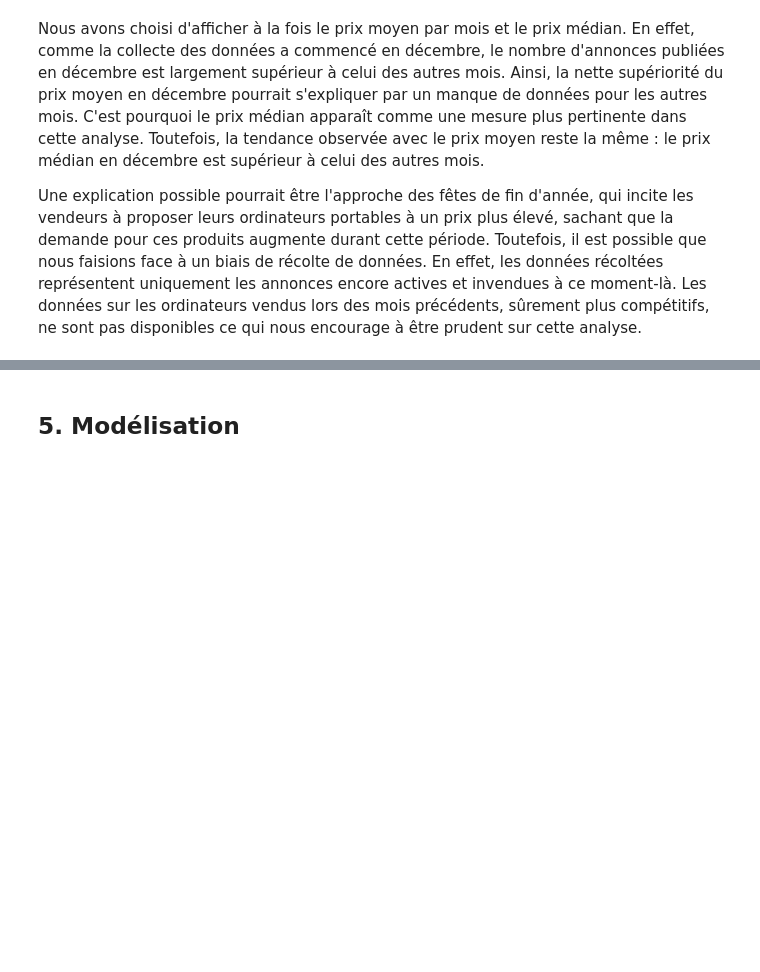
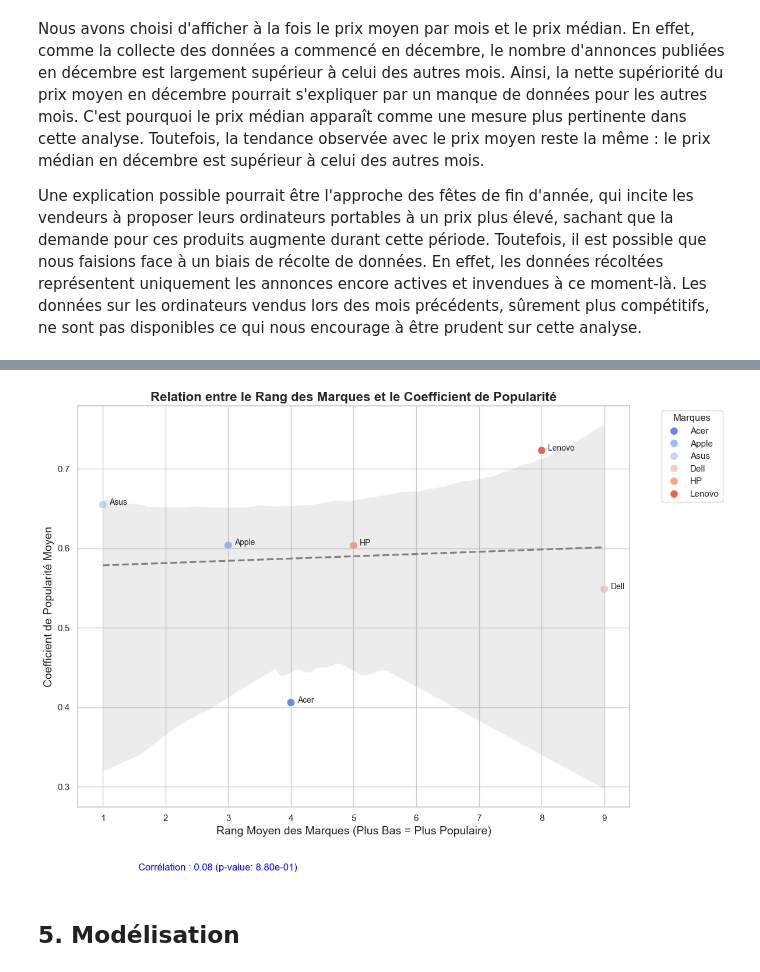
Before and after one commit to albantony/Projet_evaluation_prix_eBay, a Jupyter notebook: notebook.ipynb, the cells around one changed output, grey strips where cells are left out. Cells and saved outputs as stored; diff of their text form; code cells hidden in the pictures; blank space fills up the shorter version.

```diff
--- a/notebook.ipynb
+++ b/notebook.ipynb
@@ -652,3 +690,66 @@ Toutefois, il est possible que nous faisions face à un biais de récolte de don
+# %%
+import pandas as pd
+import seaborn as sns
+import matplotlib.pyplot as plt
+from scipy.stats import pearsonr
+
+# Calculer les moyennes par marque
+brand_stats = df.groupby('Marque').agg(
+    Avg_Rang=('Rang', 'mean'),
+    Avg_Coefficient=('Coefficient', 'mean')
+).reset_index()
+
+# Calculer la corrélation
+correlation, p_value = pearsonr(brand_stats['Avg_Rang'], brand_stats['Avg_Coefficient'])
+
+# Définir le style
+sns.set_theme(style="whitegrid")
+
+# Créer la figure
+plt.figure(figsize=(12, 8))
+
+# Scatter plot
+sns.scatterplot(
+    data=brand_stats,
+    x='Avg_Rang',
+    y='Avg_Coefficient',
+    hue='Marque',
+    palette='coolwarm',
+    s=100
+)
+
+# Ajouter une ligne de tendance
+sns.regplot(
+    data=brand_stats,
+    x='Avg_Rang',
+    y='Avg_Coefficient',
+    scatter=False,
+    color='gray',
+    line_kws={"linestyle": "dashed"}
+)
+
+# Ajouter des annotations
+for i, row in brand_stats.iterrows():
+    plt.text(
+        row['Avg_Rang'] + 0.1,
+        row['Avg_Coefficient'],
+        row['Marque'],
+        fontsize=10
+    )
+
+# Ajouter des titres et labels
+plt.title('Relation entre le Rang des Marques et le Coefficient de Popularité', fontsize=16, weight='bold')
+plt.xlabel('Rang Moyen des Marques (Plus Bas = Plus Populaire)', fontsize=14)
+plt.ylabel('Coefficient de Popularité Moyen', fontsize=14)
+plt.legend(title="Marques", bbox_to_anchor=(1.05, 1), loc='upper left')
+plt.tight_layout()
+
+# Afficher la corrélation
+plt.figtext(0.15, -0.05, f"Corrélation : {correlation:.2f} (p-value: {p_value:.2e})", fontsize=12, color="blue")
+
+plt.show()
+# %% [output]
+[figure, added]
 # %% [markdown]
 ## **5. Modélisation**
 # %% [markdown]
```
Also changed, not shown: parts of 14 cells of this notebook.
